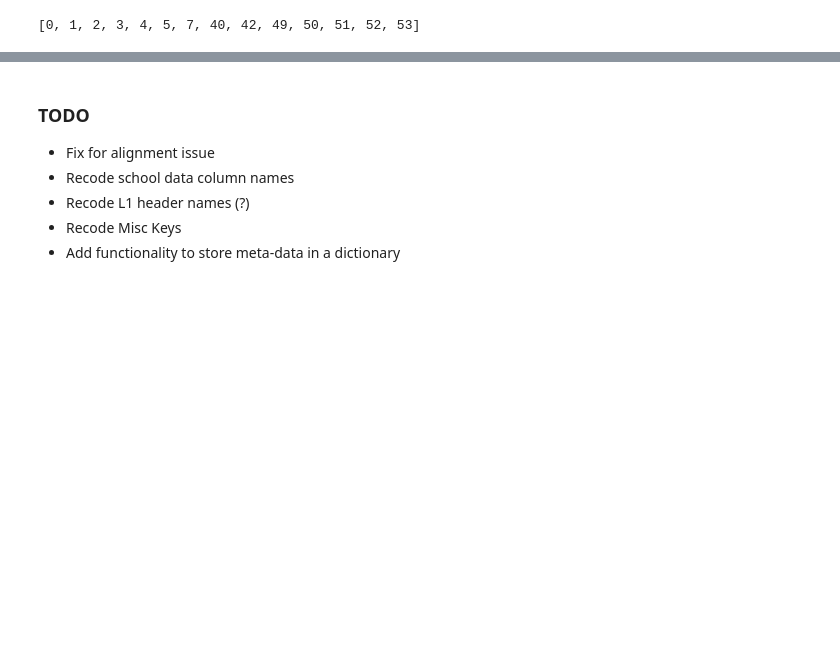
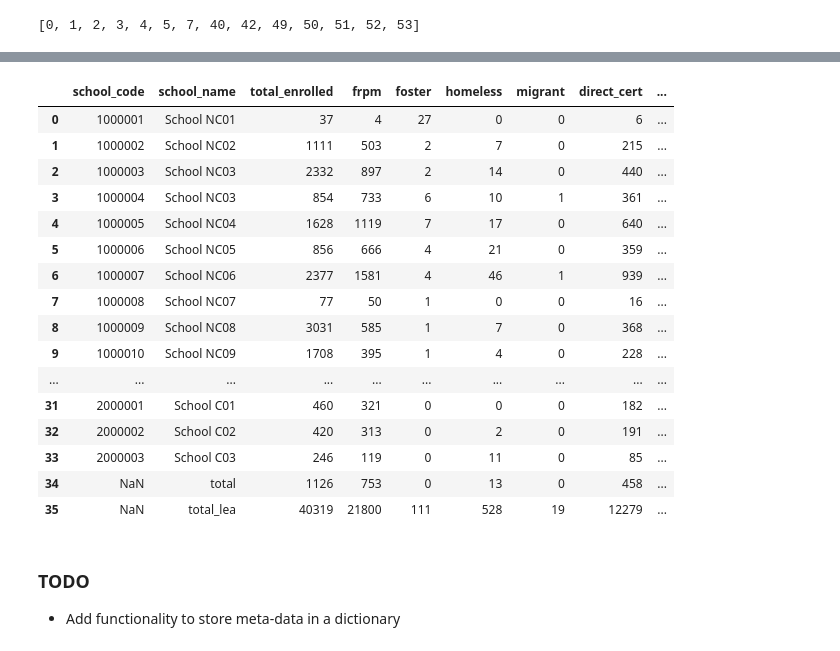
Before and after one commit to opensandiego/mealscount-backend, a Jupyter notebook: sandbox/backend_utils_test.ipynb, the cells around one changed output, grey strips where cells are left out. Drawn from its saved outputs; the diff is of its cells as text; code cells hidden in the pictures; blank space fills up the shorter version.

Commit message:
Backend Utilities #2 - Fixed TODOs (except meta-data support)

```diff
--- a/sandbox/backend_utils_test.ipynb
+++ b/sandbox/backend_utils_test.ipynb
@@ -170,8 +179,36 @@ tmpdf
+# %%
+# recode school_type
+df_full['school_type'] = df_full['school_type'].map(DATA_L1_HDR_DICT)
+# %%
+# recode other fields
+cond = df_full['index'].isin(data_l2_end + data_other)
+df_full.loc[cond,'school_name'] = df_full[cond]['school_code'].map(DATA_SUM_DICT)
+df_full.loc[cond,'school_code'] = np.nan
+# %%
+df_full.drop(['index'],axis=1,inplace=True)
+# %%
+df_full = df_full[list(DATA_L2_HDR_DICT.values()) + ['school_type']]
+# %%
+df_full
+# %% [output]
+|  | school_code | school_name | total_enrolled | frpm | foster | homeless | migrant | direct_cert | ... |
+| 0 | 1000001 | School NC01 | 37 | 4 | 27 | 0 | 0 | 6 | ... |
+| 1 | 1000002 | School NC02 | 1111 | 503 | 2 | 7 | 0 | 215 | ... |
+| 2 | 1000003 | School NC03 | 2332 | 897 | 2 | 14 | 0 | 440 | ... |
+| 3 | 1000004 | School NC03 | 854 | 733 | 6 | 10 | 1 | 361 | ... |
+| 4 | 1000005 | School NC04 | 1628 | 1119 | 7 | 17 | 0 | 640 | ... |
+| 5 | 1000006 | School NC05 | 856 | 666 | 4 | 21 | 0 | 359 | ... |
+| 6 | 1000007 | School NC06 | 2377 | 1581 | 4 | 46 | 1 | 939 | ... |
+| 7 | 1000008 | School NC07 | 77 | 50 | 1 | 0 | 0 | 16 | ... |
+| 8 | 1000009 | School NC08 | 3031 | 585 | 1 | 7 | 0 | 368 | ... |
+| 9 | 1000010 | School NC09 | 1708 | 395 | 1 | 4 | 0 | 228 | ... |
+| ... | ... | ... | ... | ... | ... | ... | ... | ... | ... |
+| 31 | 2000001 | School C01 | 460 | 321 | 0 | 0 | 0 | 182 | ... |
+| 32 | 2000002 | School C02 | 420 | 313 | 0 | 2 | 0 | 191 | ... |
+| 33 | 2000003 | School C03 | 246 | 119 | 0 | 11 | 0 | 85 | ... |
+| 34 | NaN | total | 1126 | 753 | 0 | 13 | 0 | 458 | ... |
+| 35 | NaN | total_lea | 40319 | 21800 | 111 | 528 | 19 | 12279 | ... |
 # %% [markdown]
 ### TODO
 
-* Fix for alignment issue
-* Recode school data column names
-* Recode L1 header names (?)
-* Recode Misc Keys
 * Add functionality to store meta-data in a dictionary
```
Also changed, not shown: parts of 6 cells of this notebook.
